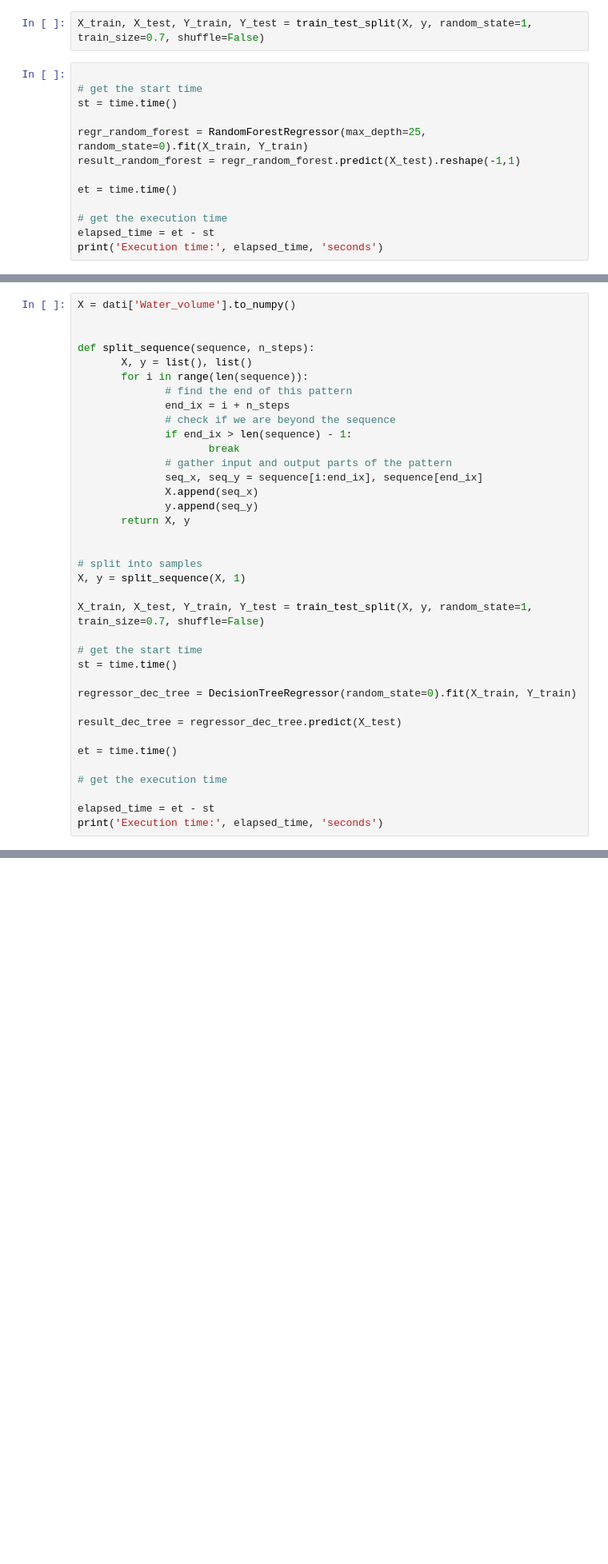
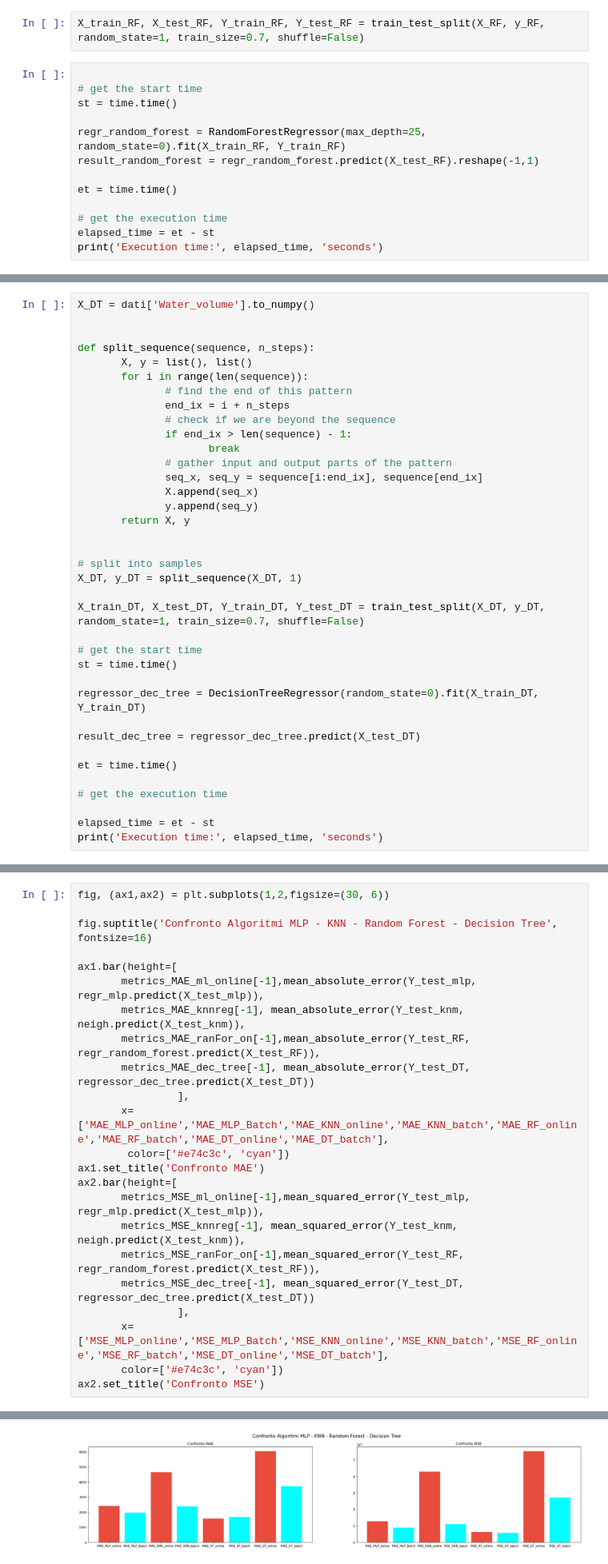
Before and after one commit to giodefa96/Script_Tesi_new, a Jupyter notebook: Risultati Finali/WaterVolumePrediction.ipynb, the cells around one changed output, grey strips where cells are left out. Shown at 80% size. Cells and saved outputs as stored; diff of their text form; blank space fills up the shorter version.

Commit message:
Confronto Modelli Water Volume

```diff
--- a/Risultati Finali/WaterVolumePrediction.ipynb
+++ b/Risultati Finali/WaterVolumePrediction.ipynb
@@ -722,14 +722,14 @@ array([[1.38152e+04, 0.00000e+00, 2.00000e+00],
        [2.26309e+04, 2.10000e+01, 3.00000e+01],
        [1.98585e+04, 2.20000e+01, 3.00000e+01]])
 # %%
-X_train, X_test, Y_train, Y_test = train_test_split(X, y, random_state=1, train_size=0.7, shuffle=False)
+X_train_RF, X_test_RF, Y_train_RF, Y_test_RF = train_test_split(X_RF, y_RF, random_state=1, train_size=0.7, shuffle=False)
 # %%
 
 # get the start time
 st = time.time()
 
-regr_random_forest = RandomForestRegressor(max_depth=25, random_state=0).fit(X_train, Y_train)
-result_random_forest = regr_random_forest.predict(X_test).reshape(-1,1)
+regr_random_forest = RandomForestRegressor(max_depth=25, random_state=0).fit(X_train_RF, Y_train_RF)
+result_random_forest = regr_random_forest.predict(X_test_RF).reshape(-1,1)
 
 et = time.time()
 
@@ -918,7 +918,7 @@ MSE: 57,834,254.995266
 # %% [markdown]
 ### Decision Tree Batch
 # %%
-X = dati['Water_volume'].to_numpy()
+X_DT = dati['Water_volume'].to_numpy()
 
 
 def split_sequence(sequence, n_steps):
@@ -937,16 +937,16 @@ def split_sequence(sequence, n_steps):
 
 
 # split into samples
-X, y = split_sequence(X, 1)
+X_DT, y_DT = split_sequence(X_DT, 1)
 
-X_train, X_test, Y_train, Y_test = train_test_split(X, y, random_state=1, train_size=0.7, shuffle=False)
+X_train_DT, X_test_DT, Y_train_DT, Y_test_DT = train_test_split(X_DT, y_DT, random_state=1, train_size=0.7, shuffle=False)
 
 # get the start time
 st = time.time()
 
-regressor_dec_tree = DecisionTreeRegressor(random_state=0).fit(X_train, Y_train)
+regressor_dec_tree = DecisionTreeRegressor(random_state=0).fit(X_train_DT, Y_train_DT)
 
-result_dec_tree = regressor_dec_tree.predict(X_test)
+result_dec_tree = regressor_dec_tree.predict(X_test_DT)
 
 et = time.time()
 
@@ -1009,0 +1012,24 @@ ax2.legend()
+# %%
+fig, (ax1,ax2) = plt.subplots(1,2,figsize=(30, 6))
+
+fig.suptitle('Confronto Algoritmi MLP - KNN - Random Forest - Decision Tree',  fontsize=16)
+
+ax1.bar(height=[
+       metrics_MAE_ml_online[-1],mean_absolute_error(Y_test_mlp, regr_mlp.predict(X_test_mlp)),
+       metrics_MAE_knnreg[-1], mean_absolute_error(Y_test_knm, neigh.predict(X_test_knm)),
+       metrics_MAE_ranFor_on[-1],mean_absolute_error(Y_test_RF, regr_random_forest.predict(X_test_RF)),
+       metrics_MAE_dec_tree[-1], mean_absolute_error(Y_test_DT, regressor_dec_tree.predict(X_test_DT))
+                ],
+       x=['MAE_MLP_online','MAE_MLP_Batch','MAE_KNN_online','MAE_KNN_batch','MAE_RF_online','MAE_RF_batch','MAE_DT_online','MAE_DT_batch'],
+        color=['#e74c3c', 'cyan'])
+ax1.set_title('Confronto MAE')
+ax2.bar(height=[
+       metrics_MSE_ml_online[-1],mean_squared_error(Y_test_mlp, regr_mlp.predict(X_test_mlp)),
+       metrics_MSE_knnreg[-1], mean_squared_error(Y_test_knm, neigh.predict(X_test_knm)),
+       metrics_MSE_ranFor_on[-1],mean_squared_error(Y_test_RF, regr_random_forest.predict(X_test_RF)),
+       metrics_MSE_dec_tree[-1], mean_squared_error(Y_test_DT, regressor_dec_tree.predict(X_test_DT))
+                ],
+       x=['MSE_MLP_online','MSE_MLP_Batch','MSE_KNN_online','MSE_KNN_batch','MSE_RF_online','MSE_RF_batch','MSE_DT_online','MSE_DT_batch'],
+       color=['#e74c3c', 'cyan'])
+ax2.set_title('Confronto MSE')
+# %% [output]
@@ -1009,0 +1037 @@ ax2.legend()
+[figure, added]
```
Also changed, not shown: parts of 21 cells of this notebook.
